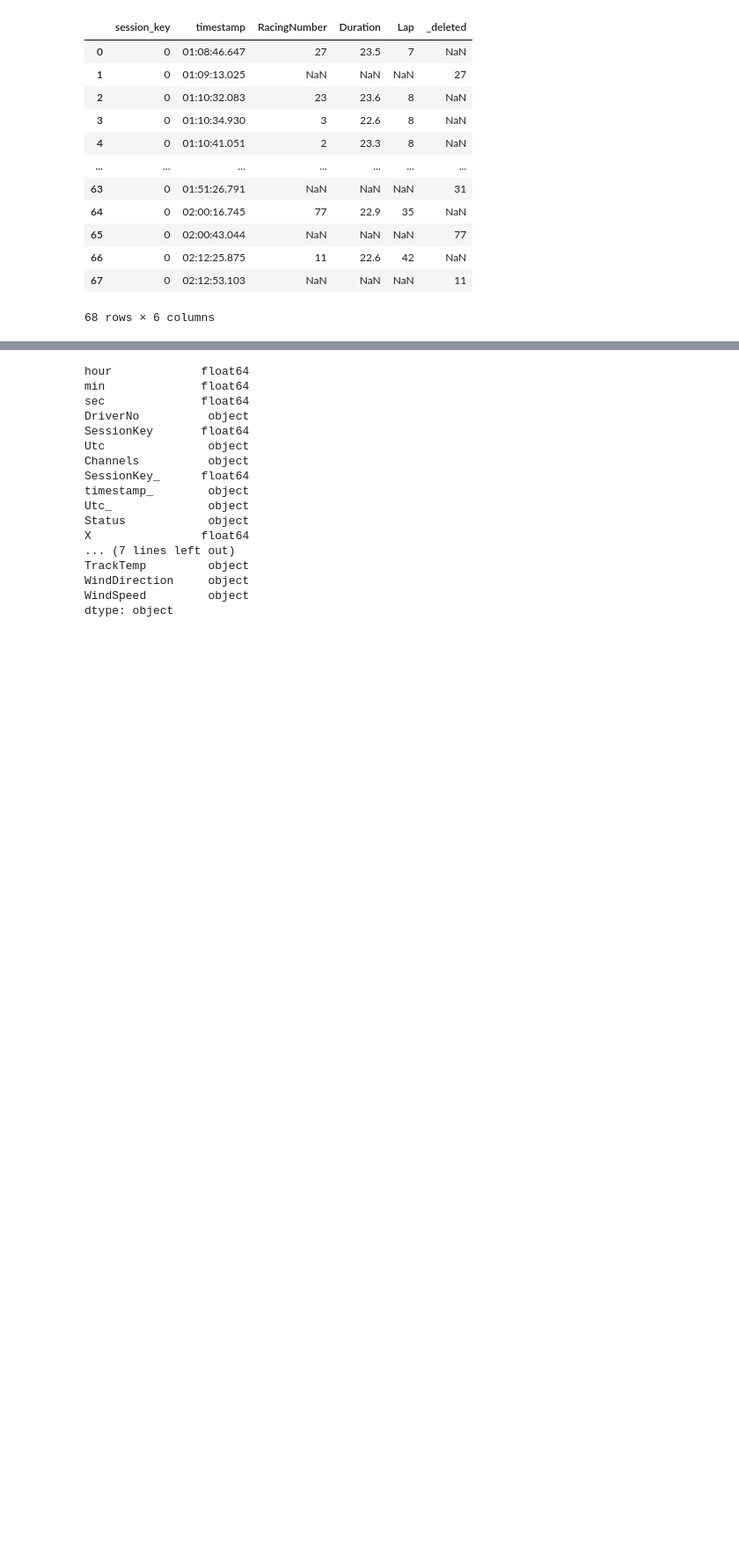
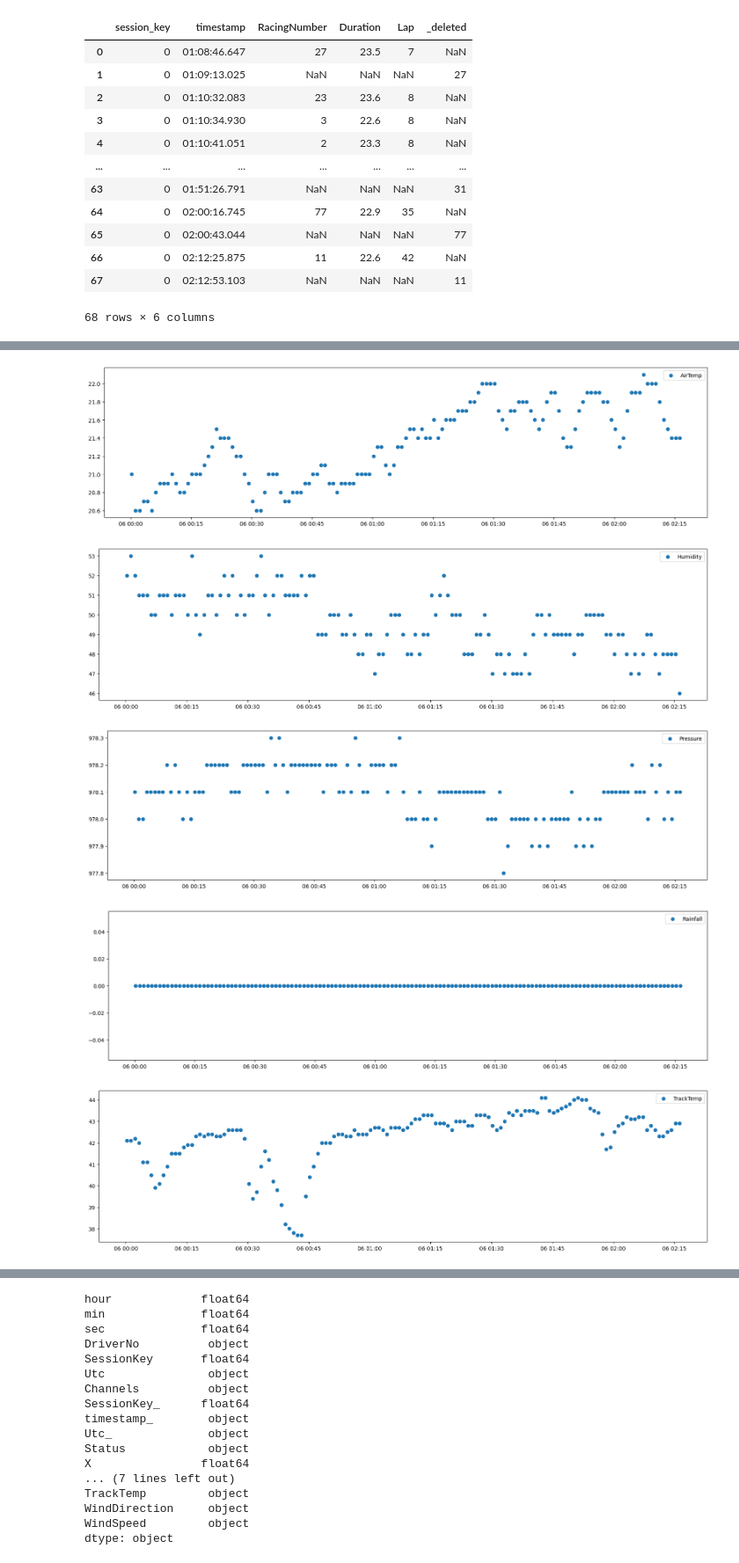
Before and after one commit to GoktugOcal/LiveF1, a Jupyter notebook: test.ipynb, the cells around one changed output, grey strips where cells are left out. Shown at 88% size. Drawn from its saved outputs; the diff is of its cells as text; code cells hidden in the pictures; blank space fills up the shorter version.

```diff
--- a/test.ipynb
+++ b/test.ipynb
@@ -200,0 +206,12 @@ df_all = df.reset_index().set_index("timestamp").join(df_w.set_index("timestamp"
+# %%
+for col in df_weather.columns[2:]:
+    plt.figure(figsize=(20,5))
+    plt.scatter(pd.to_datetime(df_all.index).values, df_all[col].astype(float), label = col)
+    plt.legend()
+    plt.show()
+# %% [output]
+[figure, added]
+[figure, added]
+[figure, added]
+[figure, added]
+[figure, added]
```
Also changed, not shown: parts of 23 cells of this notebook, 1 other file.
